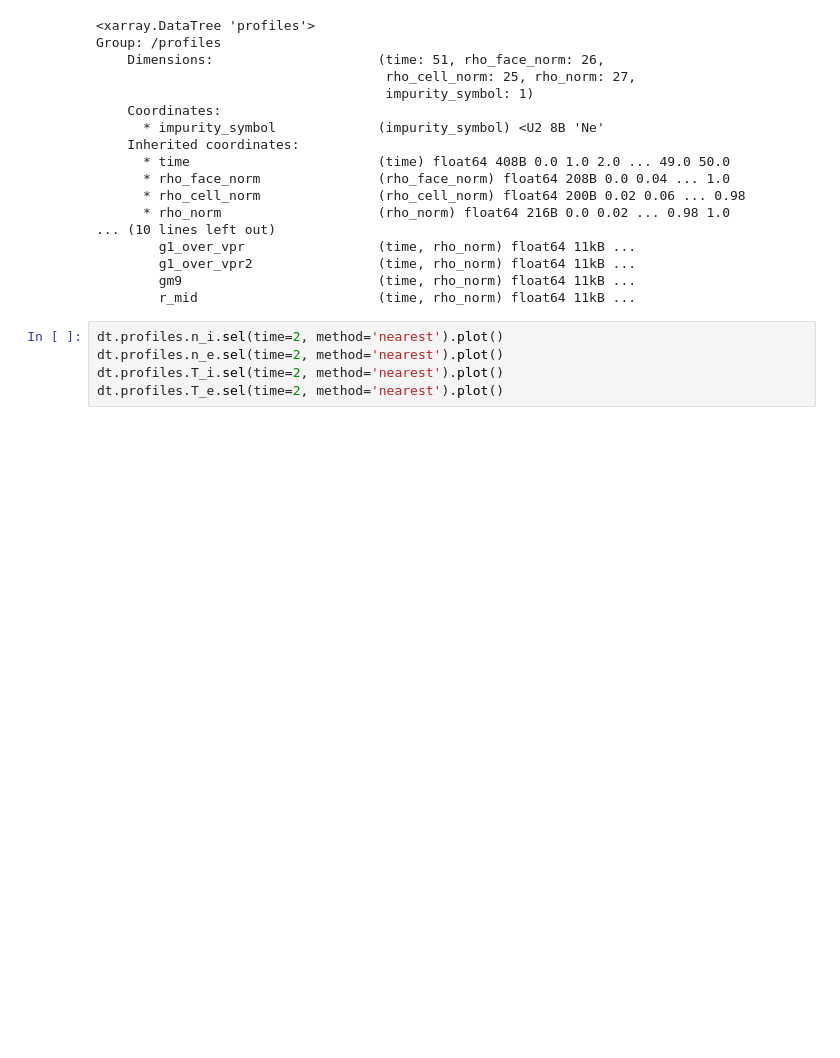
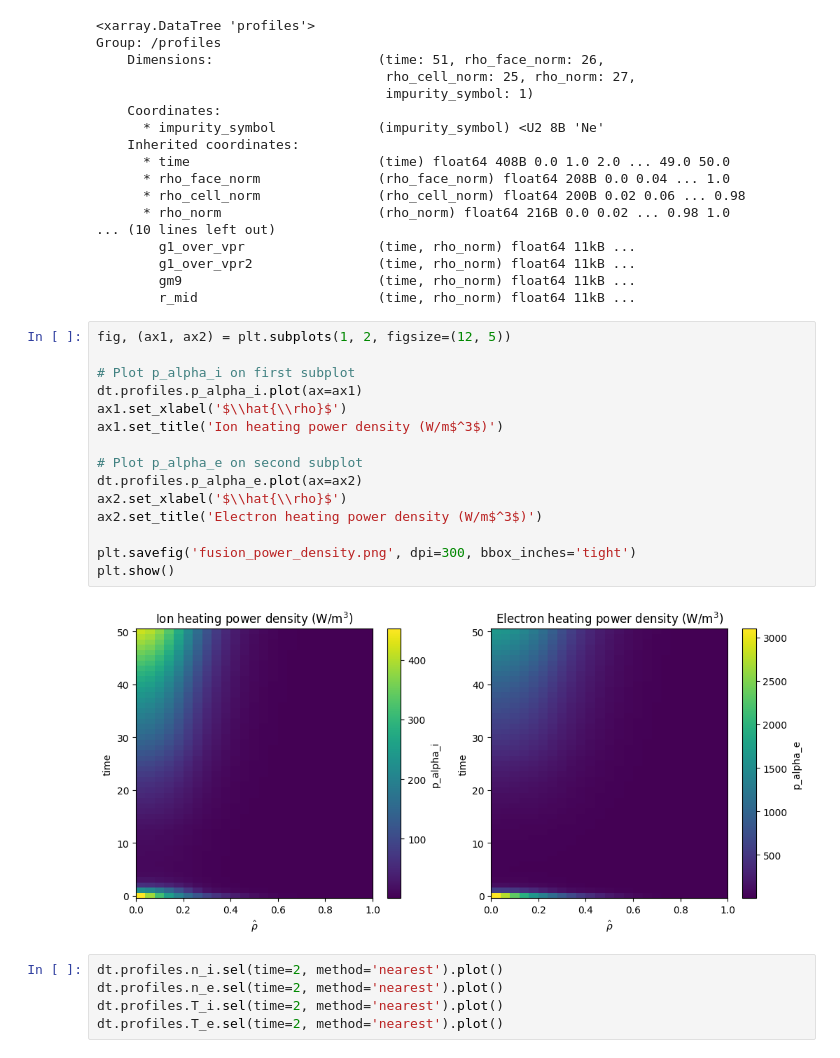
Before and after one commit to dani2442/dani2442_code, a Jupyter notebook: torax/experiment.ipynb, the cells around one changed output. Drawn from its saved outputs; the diff is of its cells as text; blank space fills up the shorter version.

```diff
--- a/torax/experiment.ipynb
+++ b/torax/experiment.ipynb
@@ -43,6 +43,23 @@ Group: /profiles
         g1_over_vpr2                (time, rho_norm) float64 11kB ...
         gm9                         (time, rho_norm) float64 11kB ...
         r_mid                       (time, rho_norm) float64 11kB ...
+# %%
+fig, (ax1, ax2) = plt.subplots(1, 2, figsize=(12, 5))
+
+# Plot p_alpha_i on first subplot
+dt.profiles.p_alpha_i.plot(ax=ax1)
+ax1.set_xlabel('$\\hat{\\rho}$')
+ax1.set_title('Ion heating power density (W/m$^3$)')
+
+# Plot p_alpha_e on second subplot
+dt.profiles.p_alpha_e.plot(ax=ax2)
+ax2.set_xlabel('$\\hat{\\rho}$')
+ax2.set_title('Electron heating power density (W/m$^3$)')
+
+plt.savefig('fusion_power_density.png', dpi=300, bbox_inches='tight')
+plt.show()
+# %% [output]
+[figure, added]
 # %%
 dt.profiles.n_i.sel(time=2, method='nearest').plot()
 dt.profiles.n_e.sel(time=2, method='nearest').plot()
```
Also changed, not shown: parts of 1 cell of this notebook, 2 other files.
